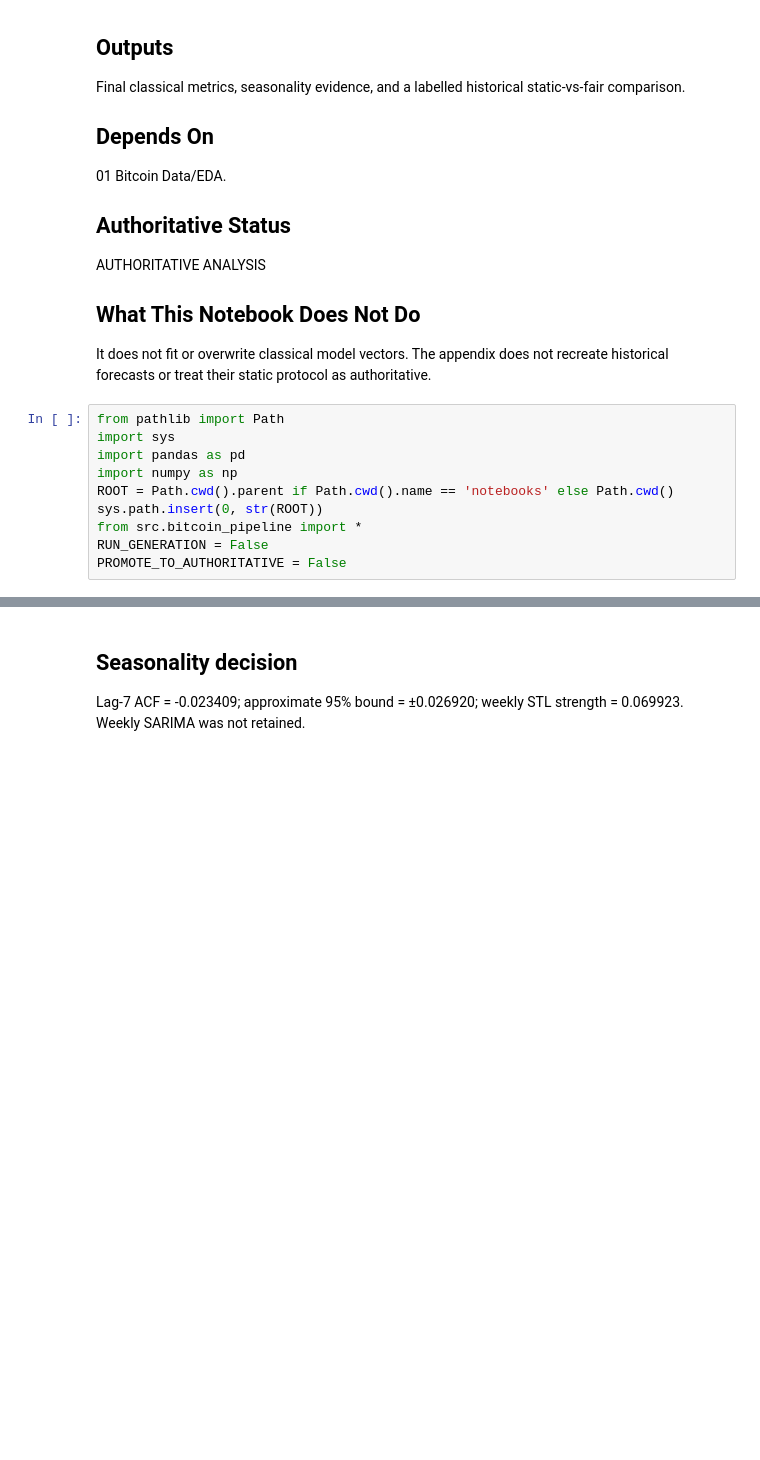
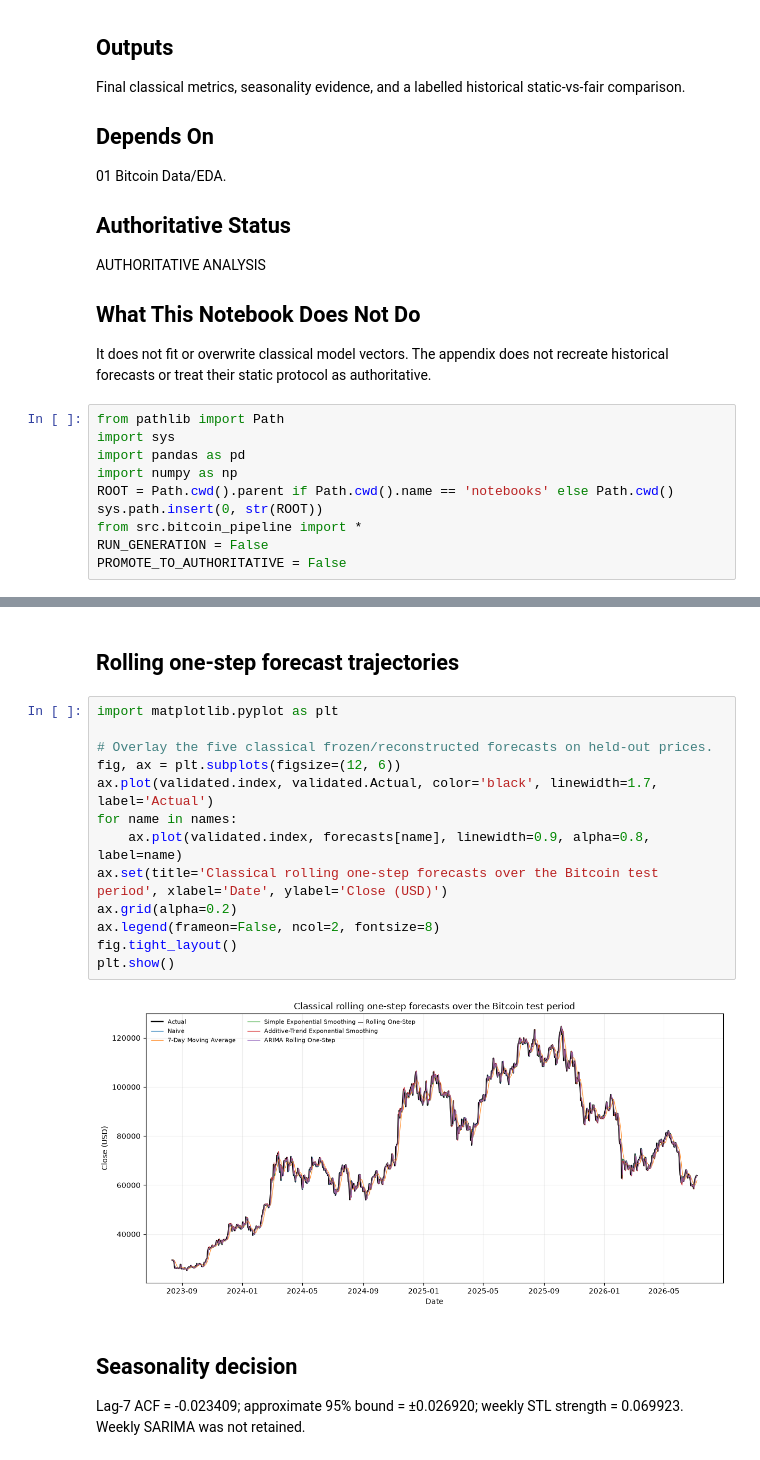
Before and after one commit to mdsoadsolaiman/Time-Series-Foundation-Models, a Jupyter notebook: notebooks/02_Bitcoin_Classical_Baselines.ipynb, the cells around one changed output, grey strips where cells are left out. Drawn from its saved outputs; the diff is of its cells as text; blank space fills up the shorter version.

```diff
--- a/notebooks/02_Bitcoin_Classical_Baselines.ipynb
+++ b/notebooks/02_Bitcoin_Classical_Baselines.ipynb
@@ -38,6 +54,23 @@ _, target=load_bitcoin_target(ROOT); train,test=canonical_split(target); v=load_
 | ARIMA Rolling One-Step | 1299.874638 | 1866.302859 | 1.754004 | 1.754209 | 4.609396 | 1061 | 1.007379 |
 | Additive-Trend Exponential Smoothing | 1308.541314 | 1871.702185 | 1.763640 | 1.763424 | 4.640128 | 1061 | 1.014095 |
 | 7-Day Moving Average | 2209.776153 | 2999.605073 | 3.021810 | 3.024208 | 7.835935 | 1061 | 1.712536 |
+# %% [markdown]
+## Rolling one-step forecast trajectories
+# %%
+import matplotlib.pyplot as plt
+
+# Overlay the five classical frozen/reconstructed forecasts on held-out prices.
+fig, ax = plt.subplots(figsize=(12, 6))
+ax.plot(validated.index, validated.Actual, color='black', linewidth=1.7, label='Actual')
+for name in names:
+    ax.plot(validated.index, forecasts[name], linewidth=0.9, alpha=0.8, label=name)
+ax.set(title='Classical rolling one-step forecasts over the Bitcoin test period', xlabel='Date', ylabel='Close (USD)')
+ax.grid(alpha=0.2)
+ax.legend(frameon=False, ncol=2, fontsize=8)
+fig.tight_layout()
+plt.show()
+# %% [output]
+[figure, added]
 # %% [markdown]
 ## Seasonality decision
 Lag-7 ACF = -0.023409; approximate 95% bound = ±0.026920; weekly STL strength = 0.069923. Weekly SARIMA was not retained.
```
Also changed, not shown: parts of 3 cells of this notebook, 5 other files.
